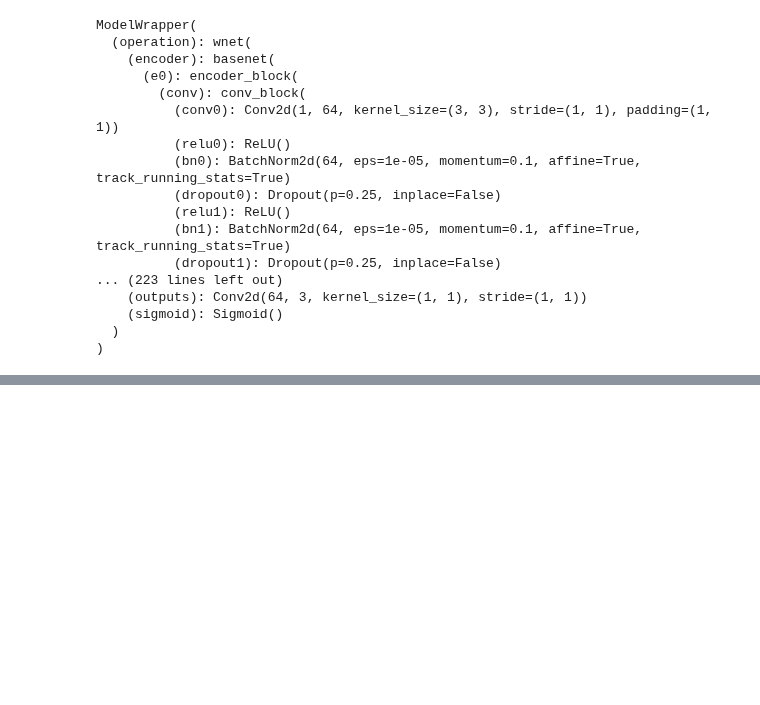
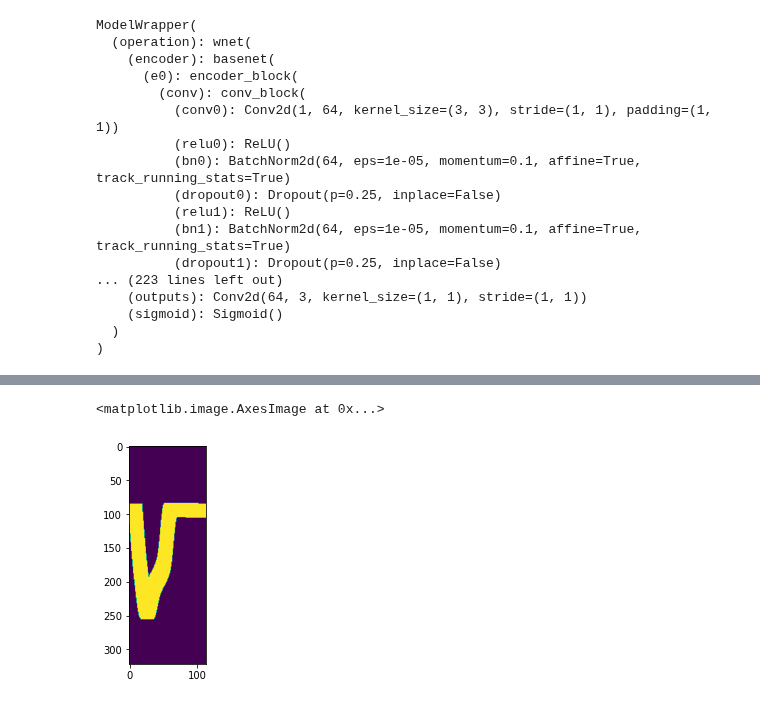
Before and after one commit to iago2900/DopplerSegmentation_iago, a Jupyter notebook: metrics.ipynb, the cells around one changed output, grey strips where cells are left out. Saved outputs shown, nothing was run; the diff lists cells and outputs as text; code cells hidden in the pictures; blank space fills up the shorter version.

```diff
--- a/metrics.ipynb
+++ b/metrics.ipynb
@@ -191,0 +248,8 @@ KeyboardInterrupt:
+# %%
+a = gt_x-x0-10
+
+plt.imshow(mask[:,np.append(a,[a[-1] + i for i in range(1,10)])])
+#plt.plot(gt_x-x0,gt_y)
+# %% [output]
+<matplotlib.image.AxesImage at 0x...>
+[figure, added]
```
Also changed, not shown: parts of 9 cells of this notebook, 3 other files.
